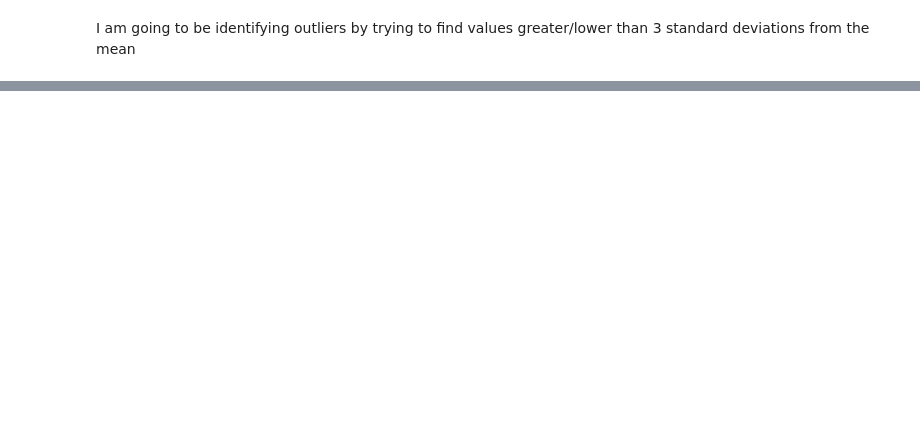
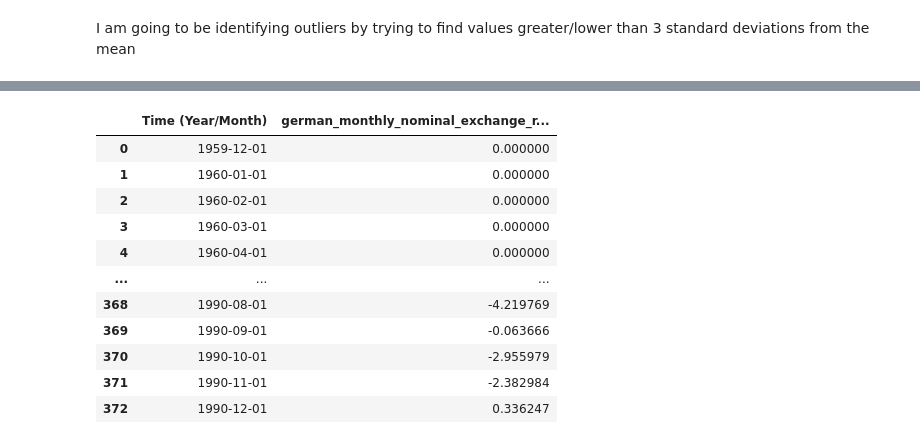
Before and after one commit to thoomkuzhymatthew/EC1B1_group28, a Jupyter notebook: code/DataCleaning.ipynb, the cells around one changed output, grey strips where cells are left out. Cells and saved outputs as stored; diff of their text form; code cells hidden in the pictures; blank space fills up the shorter version.

```diff
--- a/code/DataCleaning.ipynb
+++ b/code/DataCleaning.ipynb
@@ -921,0 +813,84 @@ cleaned_df
+# %%
+import pandas as pd
+import numpy as np
+
+def clean_columns(df, columns, sd=4):
+    """
+    For each column in the provided list, remove outliers that fall outside ±(sd*std) of the mean
+    (i.e., set them to NaN), then replace missing values using linear interpolation.
+
+    Parameters:
+      df (pd.DataFrame): The DataFrame to clean.
+      columns (list of str): List of column names to clean.
+      sd (float): Number of standard deviations to use as cutoff.
+
+    Returns:
+      pd.DataFrame: A copy of df with the specified columns cleaned.
+    """
+    df_clean = df.copy()
+    for col in columns:
+        if col not in df_clean.columns:
+            print(f"Column '{col}' not found in DataFrame. Skipping column {col}.")
+            continue
+
+        mean_val = df_clean[col].mean()
+        std_val = df_clean[col].std()
+        lower_bound = mean_val - sd * std_val
+        upper_bound = mean_val + sd * std_val
+
+        # Replace outliers with NaN
+        df_clean.loc[(df_clean[col] < lower_bound) | (df_clean[col] > upper_bound), col] = np.nan
+
+        # Fill missing values via linear interpolation (in both directions)
+        df_clean[col] = df_clean[col].interpolate(method='linear', limit_direction='both')
+    return df_clean
+
+# -----------------------------------------------------
+# Define a dictionary mapping each original DataFrame (object)
+# to the column name that should be cleaned.
+#
+# The keys below are the variable names you have in your environment.
+# The value in each tuple is the column name that contains the numeric data.
+# -----------------------------------------------------
+dfs_to_clean = {
+    "german_monthly_change_in_nominal_exchange_rate": (german_monthly_change_in_nominal_exchange_rate, "german_monthly_nominal_exchange_rate_growth"),
+    "german_change_in_real_exchange_rate": (german_change_in_real_exchange_rate, "real_exch_rate_growth"),
+    "german_real_exchange_rate_index": (german_real_exchange_rate_index, "real_exchange_rate_index"),
+    "german_monthly_inflation": (german_monthly_inflation, "monthly_inflation_rate"),
+    "german_monthly_industrial_production_growth": (german_monthly_industrial_production_growth, "german_monthly_industrial_production_growth"),
+    "german_annual_industrial_production_growth": (german_annual_industrial_production_growth, "german_annual_industrial_production_growth"),
+    "german_international_reserves_index": (german_international_reserves_index, "international_reserves_index"),
+    "us_monthly_inflation": (us_monthly_inflation, "monthly_inflation_rate"),
+    "us_international_reserves_index": (us_international_reserves_index, "us_international_reserves_index")
+}
+
+# -----------------------------------------------------
+# Process each DataFrame using the clean_columns function
+# and store the result in a new dictionary with keys prefixed by "cleaned_"
+# -----------------------------------------------------
+cleaned_dfs = {}
+for df_name, (df_obj, col_name) in dfs_to_clean.items():
+    # Optionally, ensure "Time (Year/Month)" is converted to datetime:
+    if "Time (Year/Month)" in df_obj.columns:
+        df_obj["Time (Year/Month)"] = pd.to_datetime(df_obj["Time (Year/Month)"], errors="coerce")
+    # Clean the specified column (as a one-element list)
+    cleaned_df_obj = clean_columns(df_obj, [col_name], sd=4)
+    # Store in the dictionary with a new key
+    cleaned_dfs["cleaned_" + df_name] = cleaned_df_obj
+
+# Now, cleaned_dfs contains cleaned versions of your 9 DataFrames.
+# You can inspect one, for example:
+cleaned_dfs["cleaned_german_monthly_change_in_nominal_exchange_rate"]
+# %% [output]
+|  | Time (Year/Month) | german_monthly_nominal_exchange_r... |
+| 0 | 1959-12-01 | 0.000000 |
+| 1 | 1960-01-01 | 0.000000 |
+| 2 | 1960-02-01 | 0.000000 |
+| 3 | 1960-03-01 | 0.000000 |
+| 4 | 1960-04-01 | 0.000000 |
+| ... | ... | ... |
+| 368 | 1990-08-01 | -4.219769 |
+| 369 | 1990-09-01 | -0.063666 |
+| 370 | 1990-10-01 | -2.955979 |
+| 371 | 1990-11-01 | -2.382984 |
+| 372 | 1990-12-01 | 0.336247 |
```
Also changed, not shown: parts of 28 cells of this notebook, 5 other files.
